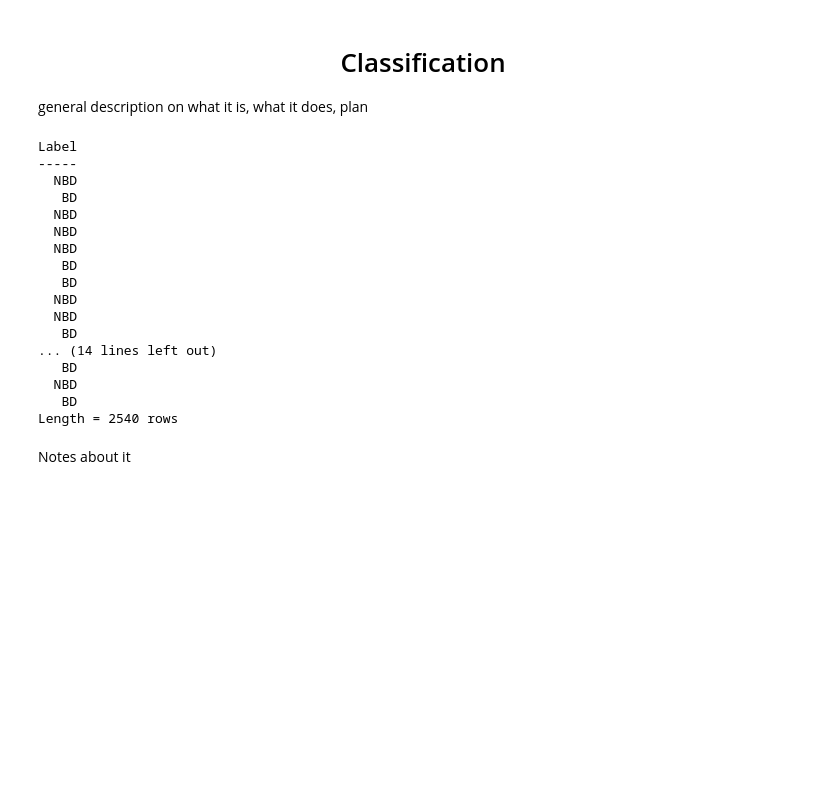
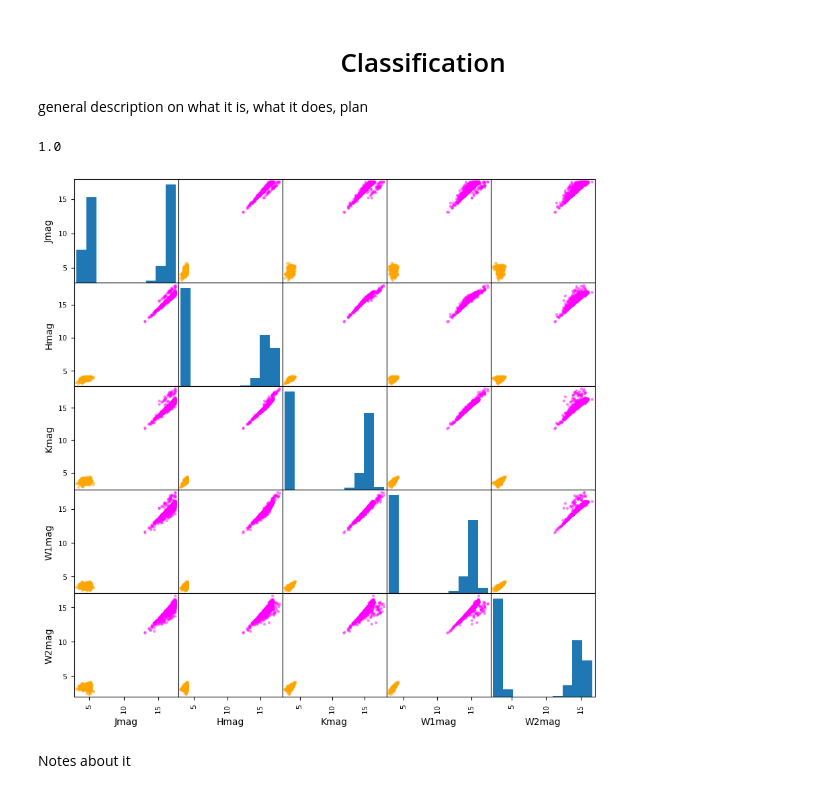
Before and after one commit to lagar05/ASTR154-Final-Project, a Jupyter notebook: Coding-Product.ipynb, the cells around one changed output. Saved outputs shown, nothing was run; the diff lists cells and outputs as text; code cells hidden in the pictures; blank space fills up the shorter version.

```diff
--- a/Coding-Product.ipynb
+++ b/Coding-Product.ipynb
@@ -162,47 +164,37 @@ notes about the sets
 # %%
 # # iris.target
 # # random forest; https://www.geeksforgeeks.org/machine-learning/random-forest-regression-in-python/;
 # # https://scikit-learn.org/stable/modules/generated/sklearn.ensemble.RandomForestClassifier.html
 # # https://astroquery.readthedocs.io/en/latest/
 # from sklearn.ensemble import RandomForestRegressor
 # from astroquery.simbad import Simbad
 
 # label = table['Label'] # y vals
 
 # #Look into what iris returns for intepretability
 # print(label)
 # #classifier = RandomForestRegressor( 100, criterion = 'squared_error', oob_score = True)
 # #classifier.fit(table,
 
 
 from sklearn.ensemble import RandomForestClassifier
 from sklearn.model_selection import cross_val_predict
 from sklearn.metrics import accuracy_score
 
-data = table['Jmag', 'Hmag', 'Kmag', 'W1mag','W2mag']
-y = table['Label']
+data = (table['Jmag', 'Hmag', 'Kmag', 'W1mag','W2mag']).to_pandas()
+y = np.array(table['Label'])
+
+y_colors = np.full(np.shape(y), '', dtype= object)
+y_colors[y == 'BD'] = 'magenta'
+y_colors[y == 'NBD'] = 'orange'
+
 clf = RandomForestClassifier()
 y_pred = cross_val_predict(clf, data, y)
 
-pd.plotting.scatter_matrix(data, figsize = (10, 10), c = y_pred)
+pd.plotting.scatter_matrix(data, figsize = (10, 10), c = y_colors)  # double check f want to code true or predicted labels?
 
 accuracy = accuracy_score(y, y_pred)
 print(accuracy)
 # %% [output]
-Label
------
-  NBD
-   BD
-  NBD
-  NBD
-  NBD
-   BD
-   BD
-  NBD
-  NBD
-   BD
-... (14 lines left out)
-   BD
-  NBD
-   BD
-Length = 2540 rows
+1.0
+[figure, added]
```
Also changed, not shown: parts of 4 cells of this notebook.
